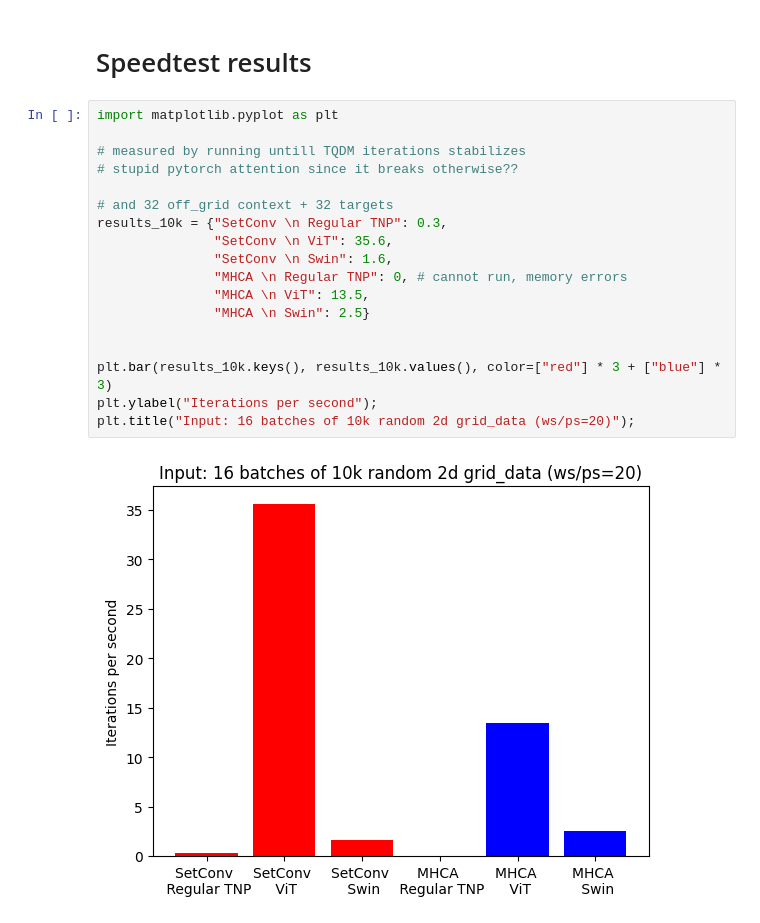
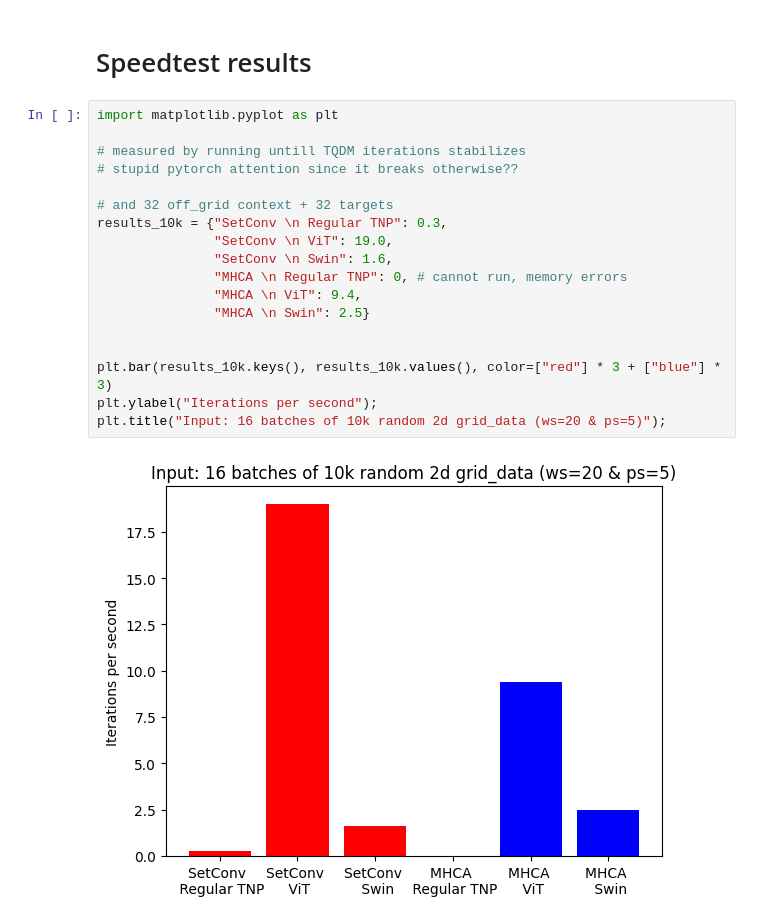
Before and after one commit to EricLangezaal/tnp-pp, a Jupyter notebook: tryout.ipynb, the cells around one changed output. Cells and saved outputs as stored; diff of their text form.

Commit message:
made vit random experiment fair and swin vit in synthetic 2d

```diff
--- a/tryout.ipynb
+++ b/tryout.ipynb
@@ -394,20 +394,20 @@ print(output)
 # %%
 import matplotlib.pyplot as plt
 
 # measured by running untill TQDM iterations stabilizes
 # stupid pytorch attention since it breaks otherwise??
 
 # and 32 off_grid context + 32 targets
 results_10k = {"SetConv \n Regular TNP": 0.3,
-               "SetConv \n ViT": 35.6,
+               "SetConv \n ViT": 19.0,
                "SetConv \n Swin": 1.6,
                "MHCA \n Regular TNP": 0, # cannot run, memory errors
-               "MHCA \n ViT": 13.5,
+               "MHCA \n ViT": 9.4,
                "MHCA \n Swin": 2.5}
 
 
 plt.bar(results_10k.keys(), results_10k.values(), color=["red"] * 3 + ["blue"] * 3)
 plt.ylabel("Iterations per second");
-plt.title("Input: 16 batches of 10k random 2d grid_data (ws/ps=20)");
+plt.title("Input: 16 batches of 10k random 2d grid_data (ws=20 & ps=5)");
 # %% [output]
-[figure, old version]
+[figure, new version]
```
Also changed, not shown: 9 other files.
